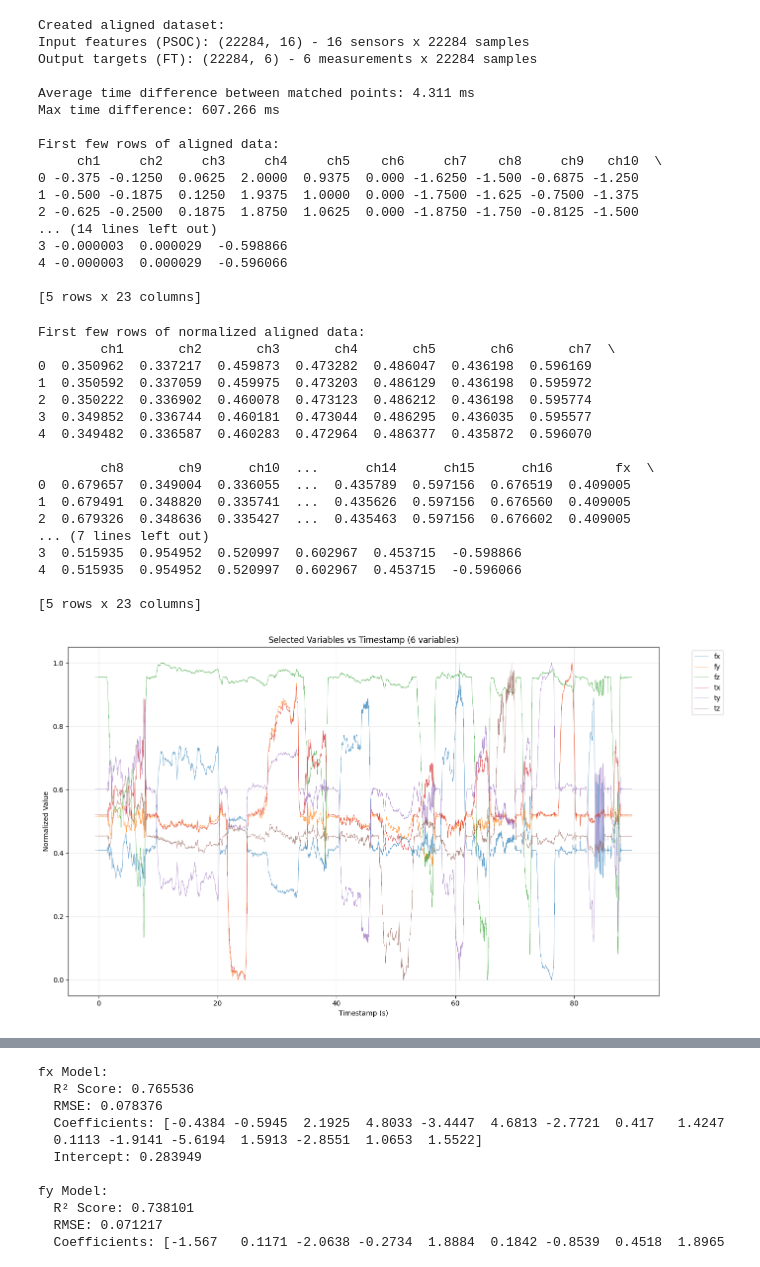
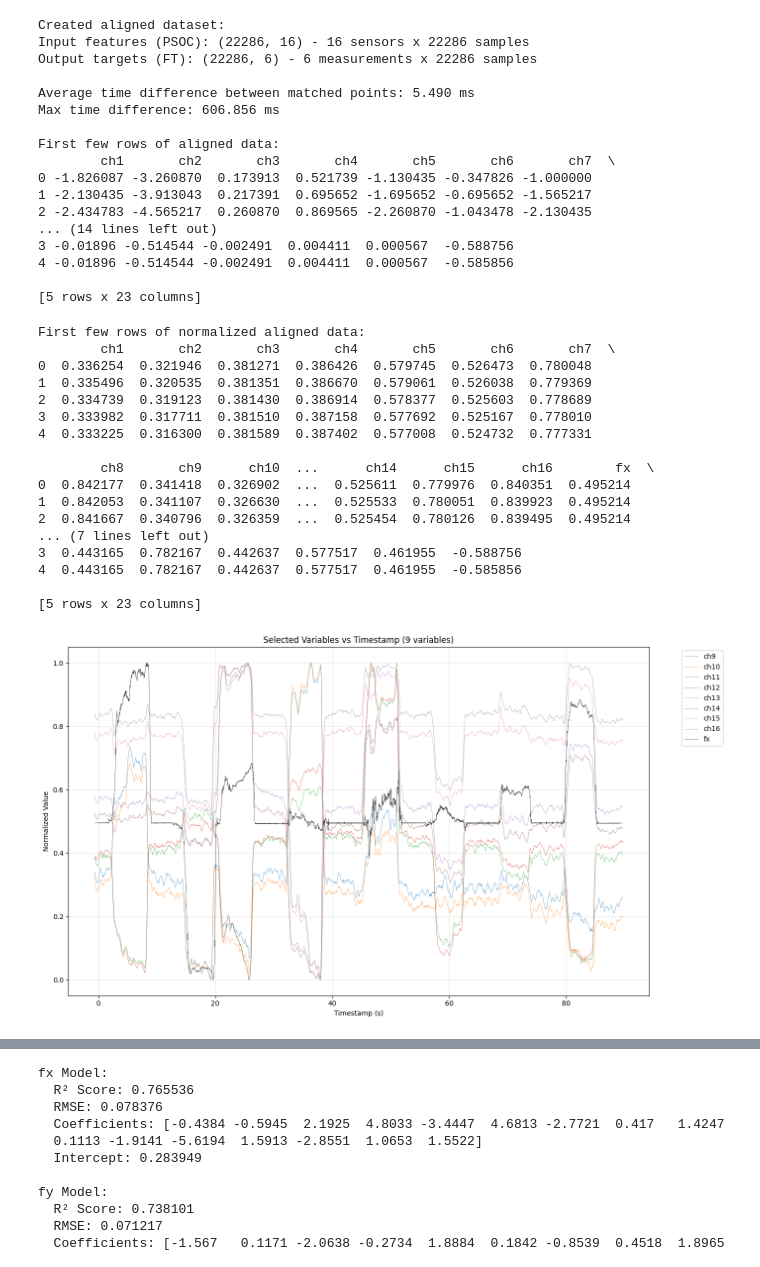
Before and after one commit to ECE382-Team2/ESP_Firmware, a Jupyter notebook: calibration/Results_Analysis.ipynb, the cells around one changed output, grey strips where cells are left out. Drawn from its saved outputs; the diff is of its cells as text; code cells hidden in the pictures.

```diff
--- a/calibration/Results_Analysis.ipynb
+++ b/calibration/Results_Analysis.ipynb
@@ -8,8 +8,8 @@ import numpy as np
 #%matplotlib ipympl
 
 # importing Data
-ft_sensor_data_orig = pd.read_csv('Trials_Folder/ft_bigblue_ecoflex_random.csv')
-psoc_data_orig = pd.read_csv('Trials_Folder/ps_bigblue_ecoflex_random.csv')
+ft_sensor_data_orig = pd.read_csv('Trials_Folder/ft_bigblue_ecoflex_1.csv')
+psoc_data_orig = pd.read_csv('Trials_Folder/ps_bigblue_ecoflex_1.csv')
 psoc_data = psoc_data_orig.copy()
 ft_sensor_data = ft_sensor_data_orig.copy()
 
@@ -232,20 +232,20 @@ print(aligned_data.head())
 aligned_data_working = aligned_data.copy()
 # %% [output]
 Created aligned dataset:
-Input features (PSOC): (22284, 16) - 16 sensors x 22284 samples
-Output targets (FT): (22284, 6) - 6 measurements x 22284 samples
+Input features (PSOC): (22286, 16) - 16 sensors x 22286 samples
+Output targets (FT): (22286, 6) - 6 measurements x 22286 samples
 
-Average time difference between matched points: 4.311 ms
-Max time difference: 607.266 ms
+Average time difference between matched points: 5.490 ms
+Max time difference: 606.856 ms
 
 First few rows of aligned data:
-     ch1     ch2     ch3     ch4     ch5    ch6     ch7    ch8     ch9   ch10  \
-0 -0.375 -0.1250  0.0625  2.0000  0.9375  0.000 -1.6250 -1.500 -0.6875 -1.250
-1 -0.500 -0.1875  0.1250  1.9375  1.0000  0.000 -1.7500 -1.625 -0.7500 -1.375
-2 -0.625 -0.2500  0.1875  1.8750  1.0625  0.000 -1.8750 -1.750 -0.8125 -1.500
+        ch1       ch2       ch3       ch4       ch5       ch6       ch7  \
+0 -1.826087 -3.260870  0.173913  0.521739 -1.130435 -0.347826 -1.000000
+1 -2.130435 -3.913043  0.217391  0.695652 -1.695652 -0.695652 -1.565217
+2 -2.434783 -4.565217  0.260870  0.869565 -2.260870 -1.043478 -2.130435
 ... (14 lines left out)
-3 -0.000003  0.000029  -0.598866
-4 -0.000003  0.000029  -0.596066
+3 -0.01896 -0.514544 -0.002491  0.004411  0.000567  -0.588756
+4 -0.01896 -0.514544 -0.002491  0.004411  0.000567  -0.585856
 
 [5 rows x 23 columns]
 # %%
@@ -265,50 +265,62 @@ print(aligned_data_working.head())
 # %% [output]
 First few rows of normalized aligned data:
         ch1       ch2       ch3       ch4       ch5       ch6       ch7  \
-0  0.350962  0.337217  0.459873  0.473282  0.486047  0.436198  0.596169
-1  0.350592  0.337059  0.459975  0.473203  0.486129  0.436198  0.595972
-2  0.350222  0.336902  0.460078  0.473123  0.486212  0.436198  0.595774
-3  0.349852  0.336744  0.460181  0.473044  0.486295  0.436035  0.595577
-4  0.349482  0.336587  0.460283  0.472964  0.486377  0.435872  0.596070
+0  0.336254  0.321946  0.381271  0.386426  0.579745  0.526473  0.780048
+1  0.335496  0.320535  0.381351  0.386670  0.579061  0.526038  0.779369
+2  0.334739  0.319123  0.381430  0.386914  0.578377  0.525603  0.778689
+3  0.333982  0.317711  0.381510  0.387158  0.577692  0.525167  0.778010
+4  0.333225  0.316300  0.381589  0.387402  0.577008  0.524732  0.777331
 
         ch8       ch9      ch10  ...      ch14      ch15      ch16        fx  \
-0  0.679657  0.349004  0.336055  ...  0.435789  0.597156  0.676519  0.409005
-1  0.679491  0.348820  0.335741  ...  0.435626  0.597156  0.676560  0.409005
-2  0.679326  0.348636  0.335427  ...  0.435463  0.597156  0.676602  0.409005
+0  0.842177  0.341418  0.326902  ...  0.525611  0.779976  0.840351  0.495214
+1  0.842053  0.341107  0.326630  ...  0.525533  0.780051  0.839923  0.495214
+2  0.841667  0.340796  0.326359  ...  0.525454  0.780126  0.839495  0.495214
 ... (7 lines left out)
-3  0.515935  0.954952  0.520997  0.602967  0.453715  -0.598866
-4  0.515935  0.954952  0.520997  0.602967  0.453715  -0.596066
+3  0.443165  0.782167  0.442637  0.577517  0.461955  -0.588756
+4  0.443165  0.782167  0.442637  0.577517  0.461955  -0.585856
 
 [5 rows x 23 columns]
 # %%
 # Plot selected variables from aligned_data_working on the same figure
 plt.figure(figsize=(14, 8))
 
 # Get all columns except timestamp
 all_columns = [col for col in aligned_data_working.columns if col != 'timestamp']
 
 # Create a mask array: 1 to plot, 0 to hide
 # Order: ch1-ch16 (indices 0-15), fx, fy, fz, tx, ty, tz (indices 16-21)
 
-mask = np.array([0,0,0,0,0,0,0,0,0,0,0,0,0,0,0,0,   # first 16 channels
-                 1,1,1,1,1,1])                      # ft outputs
+mask = np.array([0,0,0,0,0,0,0,0,       # Normal Readings
+                 1,1,1,1,1,1,1,1,       # Shear Readings
+                 1,0,0,0,0,0])          # ft outputs
 
 # Apply mask to select columns
 columns_to_plot = [col for col, m in zip(all_columns, mask) if m == 1]
 
 # Plot each selected variable
+# Specify colors: use black for 'fx', default for others
+colors = plt.cm.tab10.colors  # default color cycle
+color_map = {}
+for idx, col in enumerate(columns_to_plot):
+    if col == 'fx':
+        color_map[col] = 'black'
+    else:
+        color_map[col] = colors[idx % len(colors)]
+
+# Plot each selected variable with specified colors
 for col in columns_to_plot:
-    plt.plot(aligned_data_working['timestamp'], aligned_data_working[col], linewidth=0.5, label=col, alpha=0.7)
+    plt.plot(aligned_data_working['timestamp'], aligned_data_working[col],
+                linewidth=0.5, label=col, alpha=0.7, color=color_map[col])
 
 plt.xlabel('Timestamp (s)')
 plt.ylabel('Normalized Value')
 plt.title(f'Selected Variables vs Timestamp ({len(columns_to_plot)} variables)')
 plt.legend(bbox_to_anchor=(1.05, 1), loc='upper left')
 plt.grid(True, alpha=0.3)
 plt.tight_layout()
 plt.show()
 # %% [output]
-[figure, old version]
+[figure, new version]
 # %%
 ###### Linear Modeling for un-normalized data #########
 
```
Also changed, not shown: parts of 2 cells of this notebook.
